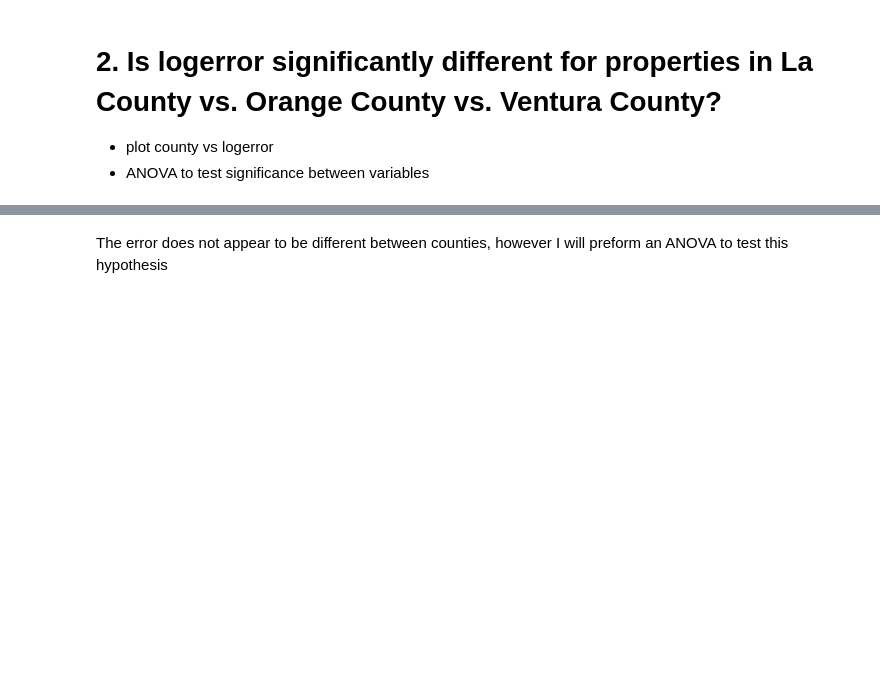
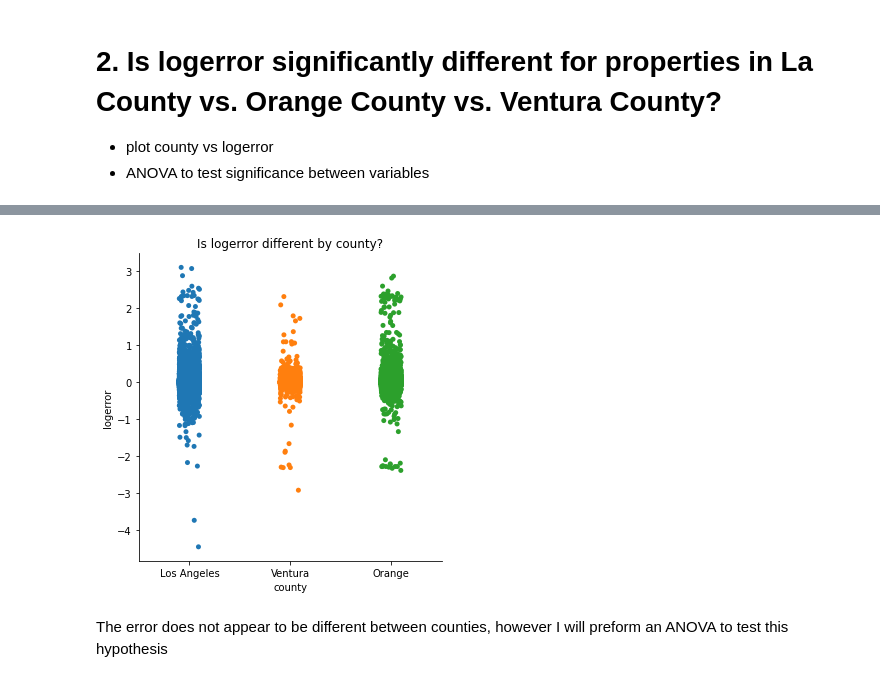
Before and after one commit to CSolitaire/clustering-exercises, a Jupyter notebook: explore_zillow.ipynb, the cells around one changed output, grey strips where cells are left out. Saved outputs shown, nothing was run; the diff lists cells and outputs as text; code cells hidden in the pictures; blank space fills up the shorter version.

Commit message:
Color Cat Visuals

```diff
--- a/explore_zillow.ipynb
+++ b/explore_zillow.ipynb
@@ -301,3 +301,10 @@ plt.show()
+# %%
+# Visualize error per bin
+sns.catplot(x="county", y="logerror", data=train)
+plt.title("Is logerror different by county?")
+plt.show()
+# %% [output]
+[figure, added]
 # %% [markdown]
 The error does not appear to be different between counties, however I will preform an ANOVA to test this hypothesis
 # %% [markdown]
```
Also changed, not shown: parts of 43 cells of this notebook.
